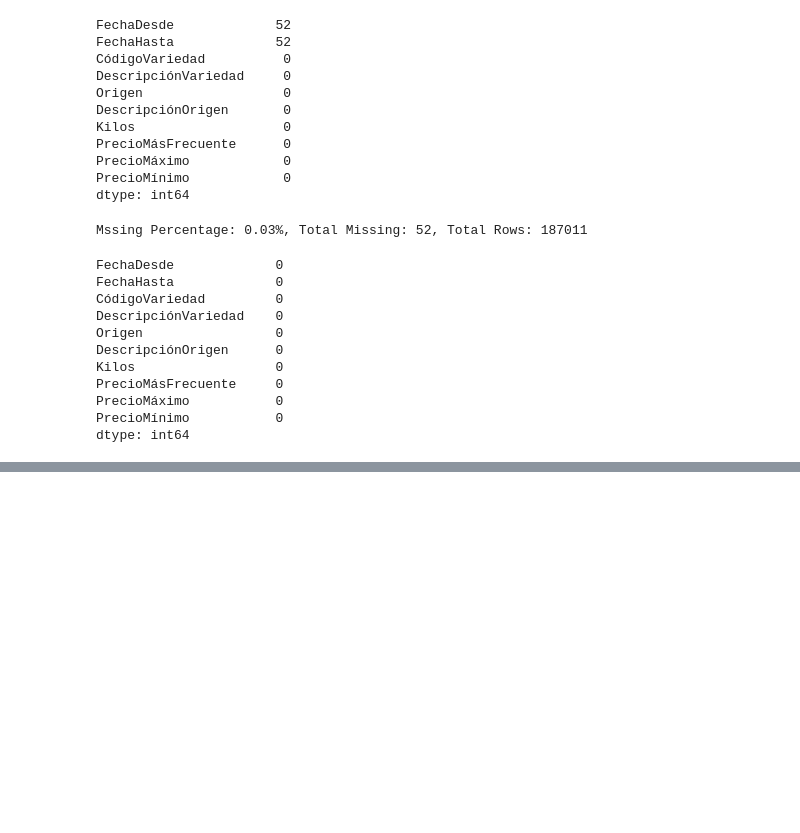
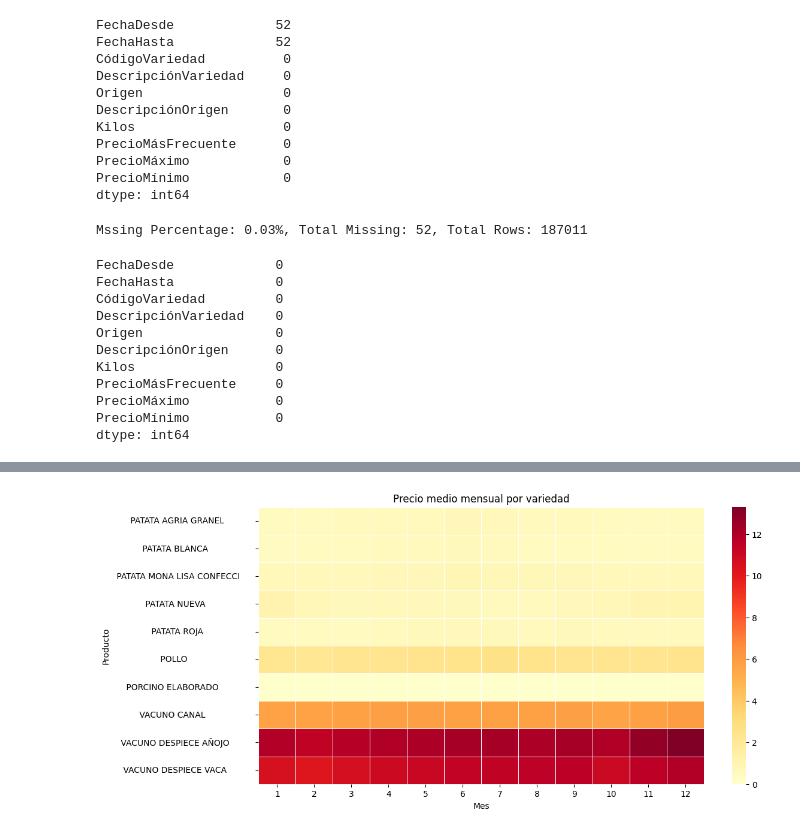
Before and after one commit to AllanVCh/mercamadrid-price-analysis, a Jupyter notebook: notebooks/01_data_cleaning.ipynb, the cells around one changed output, grey strips where cells are left out. Cells and saved outputs as stored; diff of their text form; code cells hidden in the pictures; blank space fills up the shorter version.

Commit message:
I create the deep analysis for purchasing planning

```diff
--- a/notebooks/01_data_cleaning.ipynb
+++ b/notebooks/01_data_cleaning.ipynb
@@ -125,0 +144,6 @@ df = df[df["DescripciónVariedad"].isin(product_counts[product_counts>=min_requi
+# %%
+#Seasonality Analysis
+
+#Para el análisis de volatilidad y estacionalidad se utiliza el PrecioMásFrecuente, ya que representa el comportamiento típico del mercado y reduce el impacto de valores extremos puntuales.
+
+df["PrecioBase"] = df["PrecioMásFrecuente"]
@@ -125,0 +200,6 @@ df = df[df["DescripciónVariedad"].isin(product_counts[product_counts>=min_requi
+# %%
+precio_mensual=(
+    df.groupby(["DescripciónVariedad","Mes"])["PrecioBase"]
+    .mean()
+    .reset_index()
+)
@@ -125,0 +208,12 @@ df = df[df["DescripciónVariedad"].isin(product_counts[product_counts>=min_requi
+# %%
+#“Para facilitar la interpretación visual,
+#se analizan las 10 variedades con mayor número de registros.”
+
+top_productos = (
+    df["DescripciónVariedad"].value_counts()
+    .head(10)
+    .index
+)
+
+precio_mensual_top=precio_mensual[precio_mensual["DescripciónVariedad"].isin(top_productos)]
+precio_mensual_top
@@ -125,0 +234,20 @@ df = df[df["DescripciónVariedad"].isin(product_counts[product_counts>=min_requi
+# %%
+heatmap_data = precio_mensual_top.pivot(
+    index="DescripciónVariedad",
+    columns="Mes",
+    values="PrecioBase"
+)
+
+plt.figure(figsize=(12, 6))
+sns.heatmap(
+    heatmap_data,
+    cmap="YlOrRd",
+    linewidths=0.5
+)
+
+plt.title("Precio medio mensual por variedad")
+plt.xlabel("Mes")
+plt.ylabel("Producto")
+plt.show()
+# %% [output]
+[figure, added]
```
Also changed, not shown: parts of 14 cells of this notebook.
